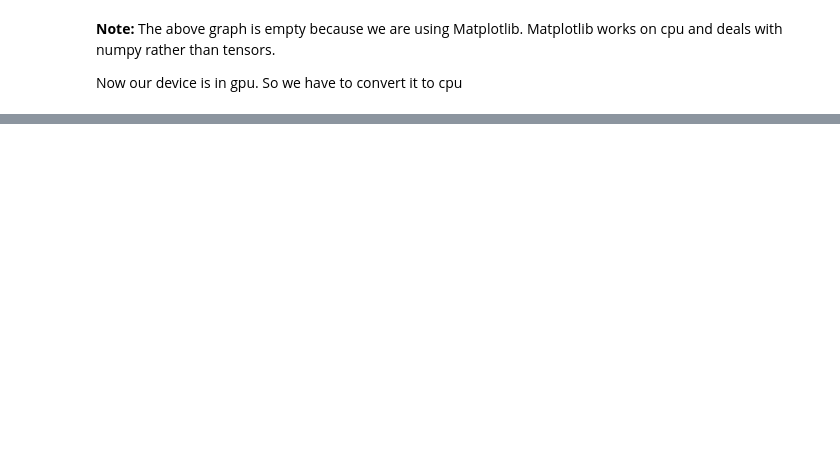
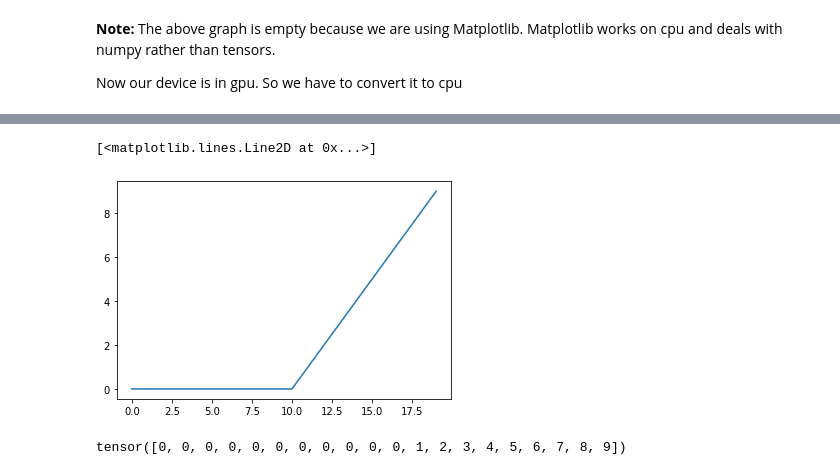
Before and after one commit to greeshmaunni1990/PyTorch-For-ML-DL, a Jupyter notebook: 02_pytorch_classification_video.ipynb, the cells around one changed output, grey strips where cells are left out. Cells and saved outputs as stored; diff of their text form; code cells hidden in the pictures; blank space fills up the shorter version.

```diff
--- a/02_pytorch_classification_video.ipynb
+++ b/02_pytorch_classification_video.ipynb
@@ -778,0 +977,5 @@ plot_predictions(train_data=X_train_regression.cpu(),
+# %%
+plt.plot(torch.relu(A))
+# %% [output]
+[<matplotlib.lines.Line2D at 0x...>]
+[figure, added]
@@ -778,0 +985,6 @@ plot_predictions(train_data=X_train_regression.cpu(),
+# %%
+# Here the function will take the input tensor and will convert all negatives to
+# zero and positive as such.
+relu(A)
+# %% [output]
+tensor([0, 0, 0, 0, 0, 0, 0, 0, 0, 0, 0, 1, 2, 3, 4, 5, 6, 7, 8, 9])
```
Also changed, not shown: parts of 38 cells of this notebook.
